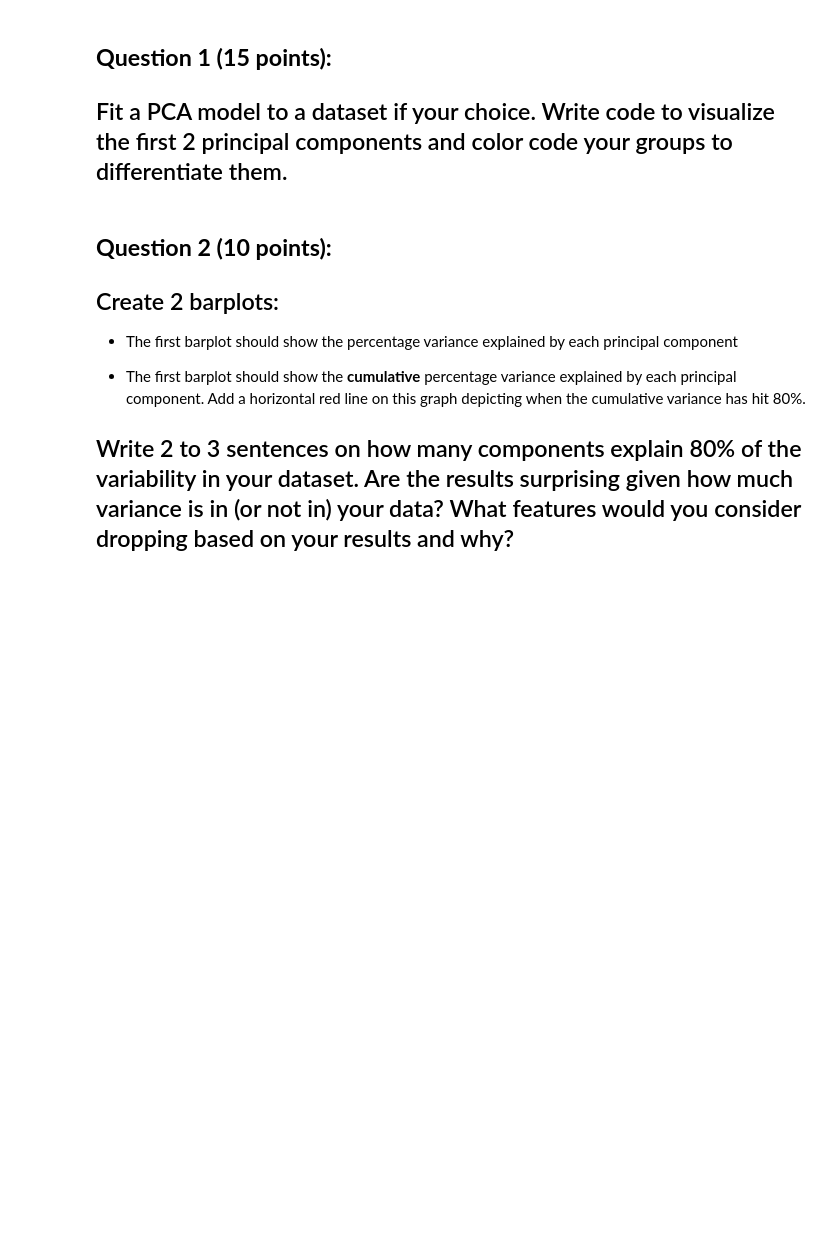
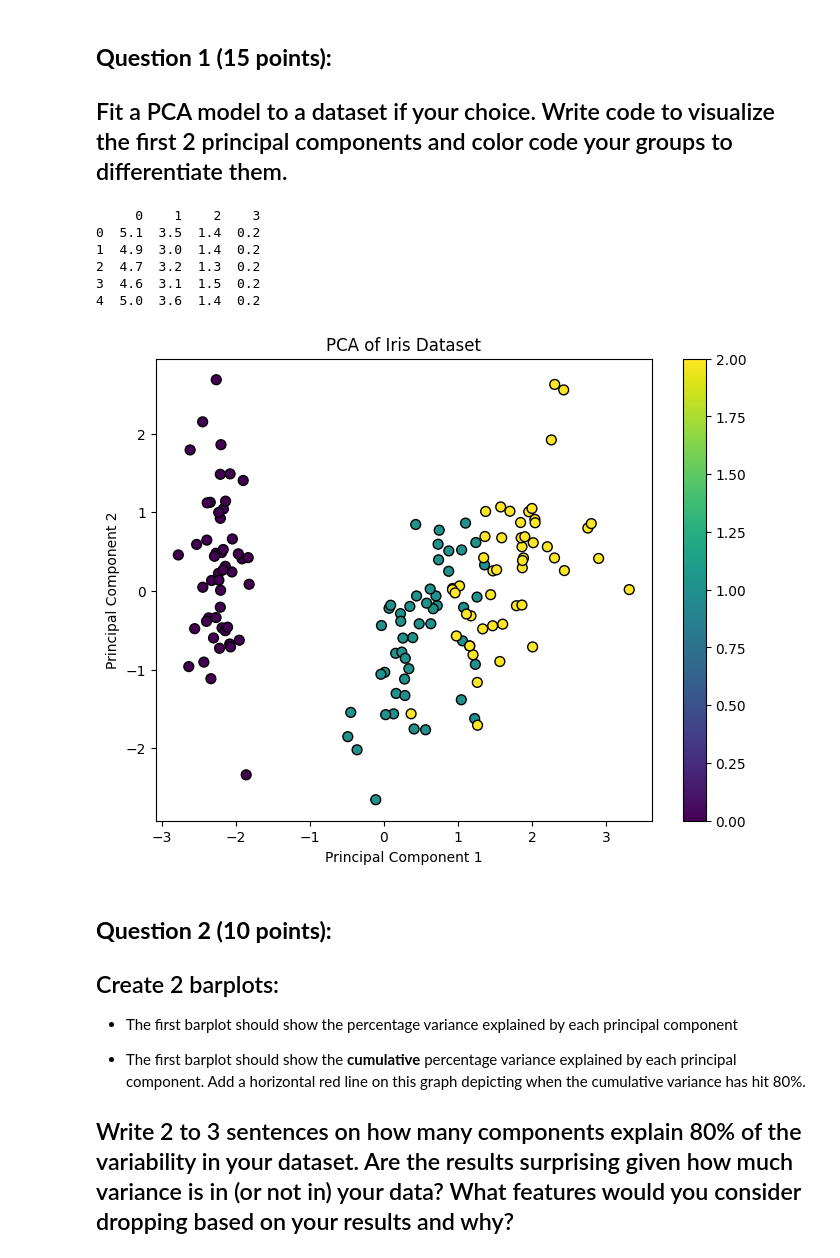
Before and after one commit to tracyhua2/DS3001, a Jupyter notebook: Labs/Lab_4_Unsupervised_Learning.ipynb, the cells around one changed output. Cells and saved outputs as stored; diff of their text form; code cells hidden in the pictures; blank space fills up the shorter version.

```diff
--- a/Labs/Lab_4_Unsupervised_Learning.ipynb
+++ b/Labs/Lab_4_Unsupervised_Learning.ipynb
@@ -478,3 +481,37 @@ plot_clusters(mod3_pred, "Model 3")
+# %%
+iris_data = load_iris()
+iris_df = pd.DataFrame(iris_data['data'])
+print(iris_df.head())
+# %% [output]
+     0    1    2    3
+0  5.1  3.5  1.4  0.2
+1  4.9  3.0  1.4  0.2
+2  4.7  3.2  1.3  0.2
+3  4.6  3.1  1.5  0.2
+4  5.0  3.6  1.4  0.2
+# %%
+X = iris_data.data
+y = iris_data.target
+# %%
+# standardize data
+scaler=StandardScaler()
+X_scaled = scaler.fit_transform(X)
+# %%
+# initialize 2 component PCA
+pca2 = PCA(n_components=2)
+X_pca2 = pca2.fit_transform(X_scaled)
+
+# plotting
+plt.figure(figsize=(8,6))
+scatter = plt.scatter(X_pca2[:,0], X_pca2[:,1], c=y, cmap='viridis',
+                      edgecolor='k', s=50)
+plt.xlabel('Principal Component 1')
+plt.ylabel('Principal Component 2')
+plt.title('PCA of Iris Dataset')
+plt.colorbar(scatter)
+plt.show()
+# %% [output]
+[figure, added]
 # %% [markdown]
 ## **Question 2 (10 points):**
 ## Create 2 barplots:
```
Also changed, not shown: parts of 8 cells of this notebook.
